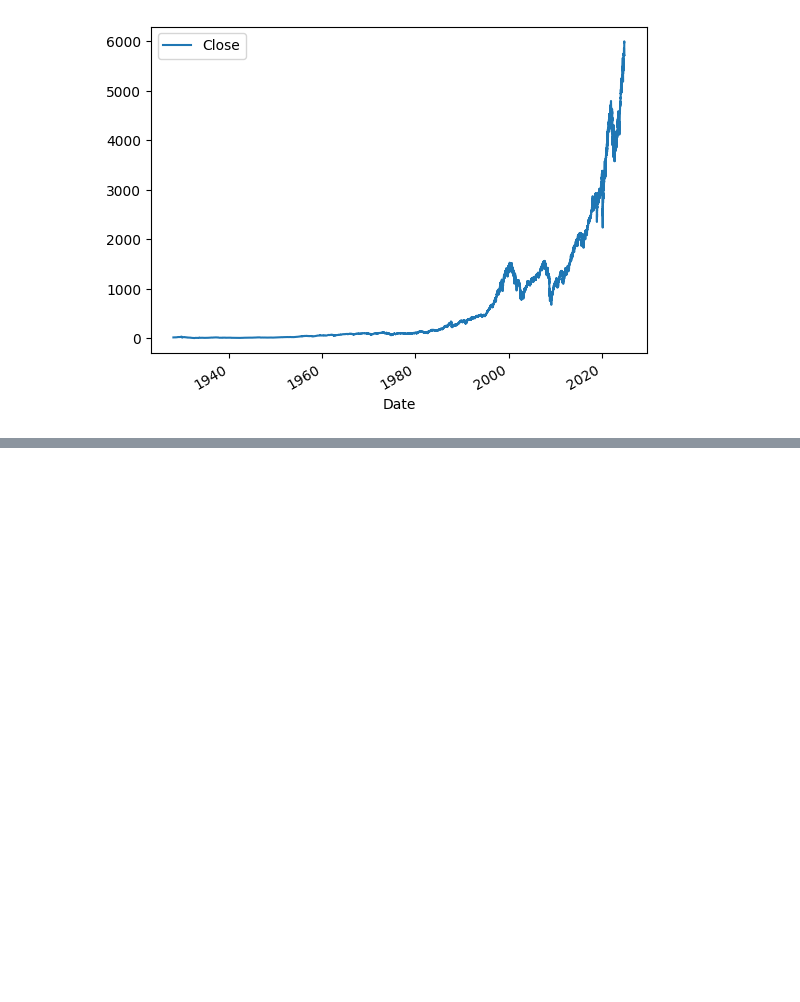
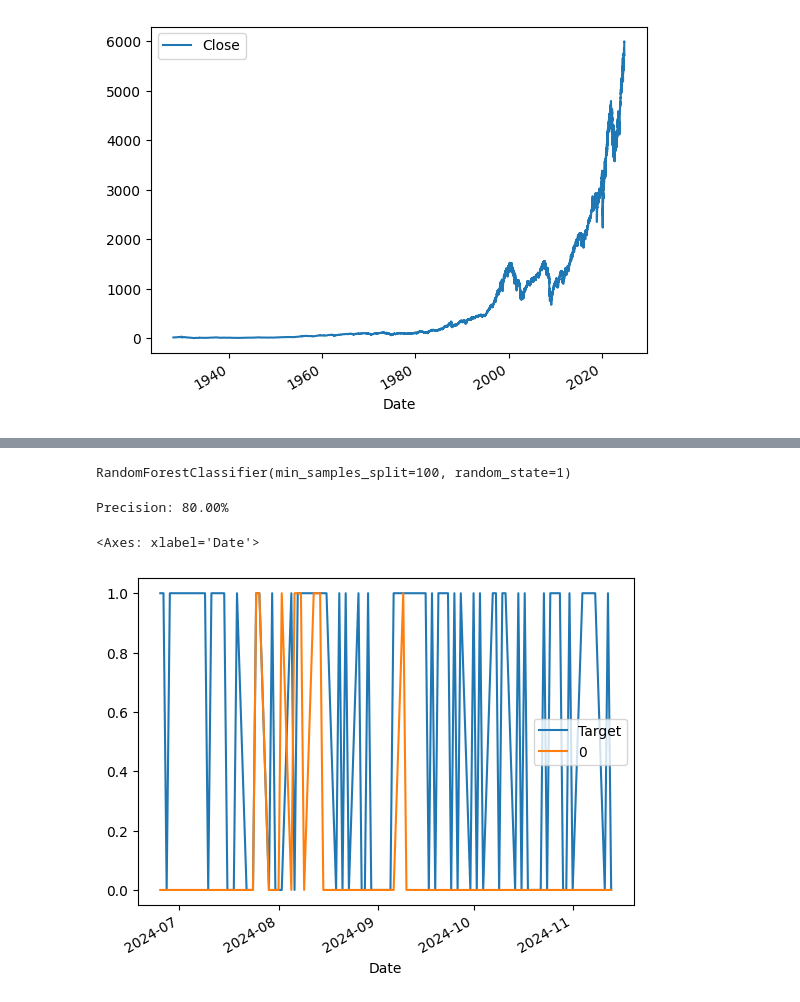
Before and after one commit to ethanbsung/SP500-price-prediction, a Jupyter notebook: sp500.ipynb, the cells around one changed output, grey strips where cells are left out. Drawn from its saved outputs; the diff is of its cells as text; code cells hidden in the pictures; blank space fills up the shorter version.

Commit message:
Training

```diff
--- a/sp500.ipynb
+++ b/sp500.ipynb
@@ -104,2 +104,29 @@ sp500
 # %%
 from sklearn.ensemble import RandomForestClassifier
+
+# n_estimators is num of training loops, min_samples_split prevents overfitting (higher # means less accuracy, but less overfitting
+# random_state means if same model is ran twice, random numbers generated will be in predictable sequence
+model = RandomForestClassifier(n_estimators=100, min_samples_split=100, random_state=1)
+
+# all rows except last 100 into training set
+train = sp500.iloc[:-100]
+
+# last 100 rows into test set
+test = sp500.iloc[-100:]
+
+predictors = ["Close", "Volume", "Open", "High", "Low"]
+
+#train model using predictor columns to predict the target
+model.fit(train[predictors], train["Target"])
+# %% [output]
+RandomForestClassifier(min_samples_split=100, random_state=1)
+# %%
+# what percentage of the time did the market go up when we said it would?
+from sklearn.metrics import precision_score
+
+# precision score to generate prediction
+preds = model.predict(test[predictors])
+# %%
+import pandas as pd
+
+preds = pd.Series(preds, index=test.index)
@@ -105,0 +135,14 @@ from sklearn.ensemble import RandomForestClassifier
+# %%
+print(f"Precision: {precision:.2%}")
+# %% [output]
+Precision: 80.00%
+# %%
+# combine actual values with predicted values
+# axis=1 means treat each input as column in dataset
+
+combined = pd.concat([test["Target"], preds], axis=1)
+# %%
+combined.plot()
+# %% [output]
+<Axes: xlabel='Date'>
+[figure, added]
```
Also changed, not shown: parts of 7 cells of this notebook.
